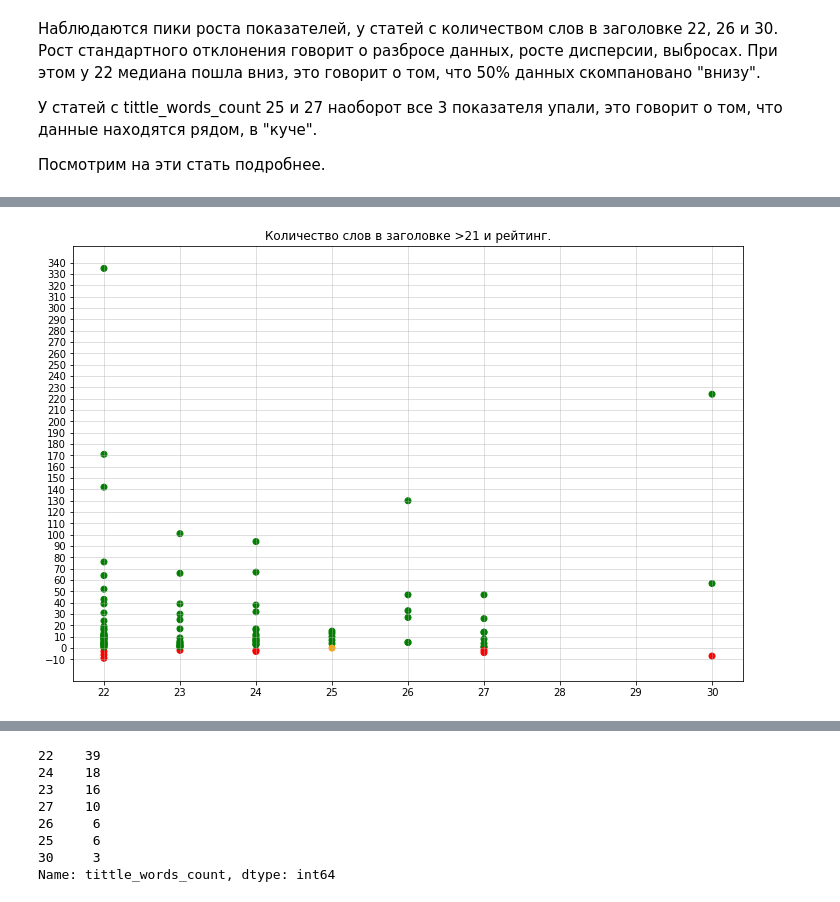
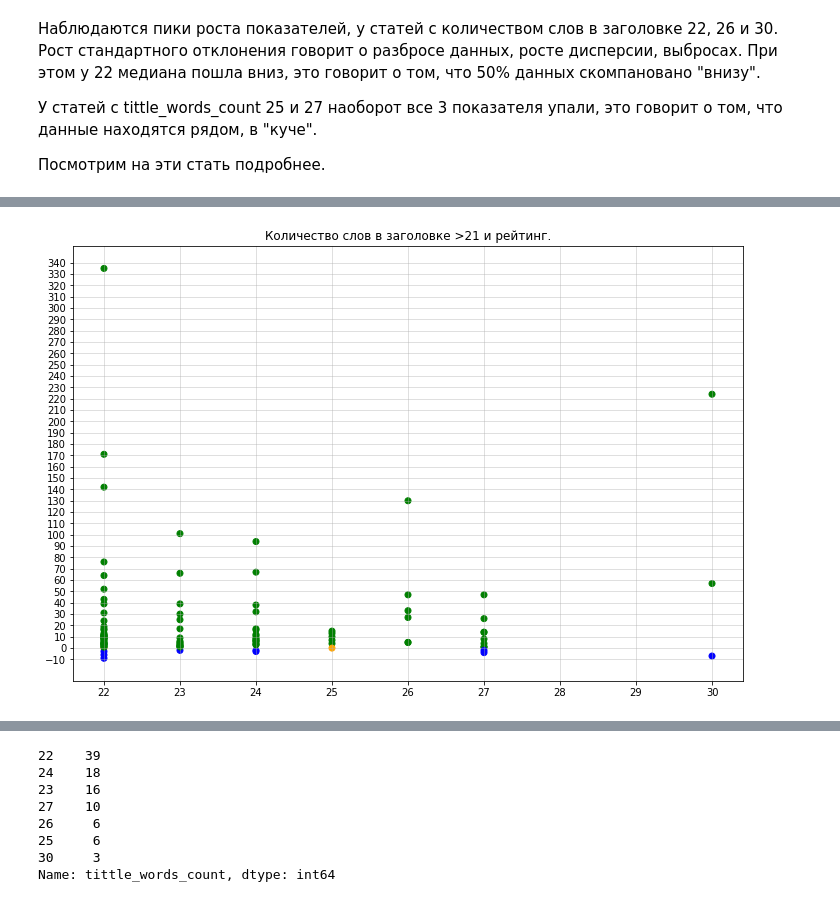
Before and after one commit to D7nis/DS_Habr_rate, a Jupyter notebook: Habr.ipynb, the cells around one changed output, grey strips where cells are left out. Drawn from its saved outputs; the diff is of its cells as text; code cells hidden in the pictures.

```diff
--- a/Habr.ipynb
+++ b/Habr.ipynb
@@ -523,19 +540,18 @@ sns.lineplot(data=df_rate_desc, palette="tab10", linewidth=2.5);
 # %%
-twc_21_df=df[df['tittle_words_cяount']>21]
+twc_21_df=df[df['tittle_words_count']>21]
 twc_21_count = twc_21_df['tittle_words_count'].value_counts().count()
 twc_21_list = sorted(twc_21_df['tittle_words_count'].unique())
 nrows = 3
 # %%
-rc_colors = {-1:'red',0:'orange',1:'green'}
+rc_colors = {-1:'blue',0:'orange',1:'green'}
 fsize = (12, 8)
 fig, ax = plt.subplots(figsize=fsize)
-plt.title('')
 plt.yticks(range(-10,350,10))
 plt.grid(alpha=0.5)
 plt.title('Количество слов в заголовке >21 и рейтинг.')
 plt.scatter(twc_21_df['tittle_words_count'],twc_21_df['rate'],color=twc_21_df['rate_category'].map(rc_colors));
 # %% [output]
-[figure, old version]
+[figure, new version]
 # %%
 fig, ax = plt.subplots(nrows=nrows, ncols=ceil(twc_21_count/nrows), figsize=(16, 12))
 i=0
```
Also changed, not shown: parts of 67 cells of this notebook.
